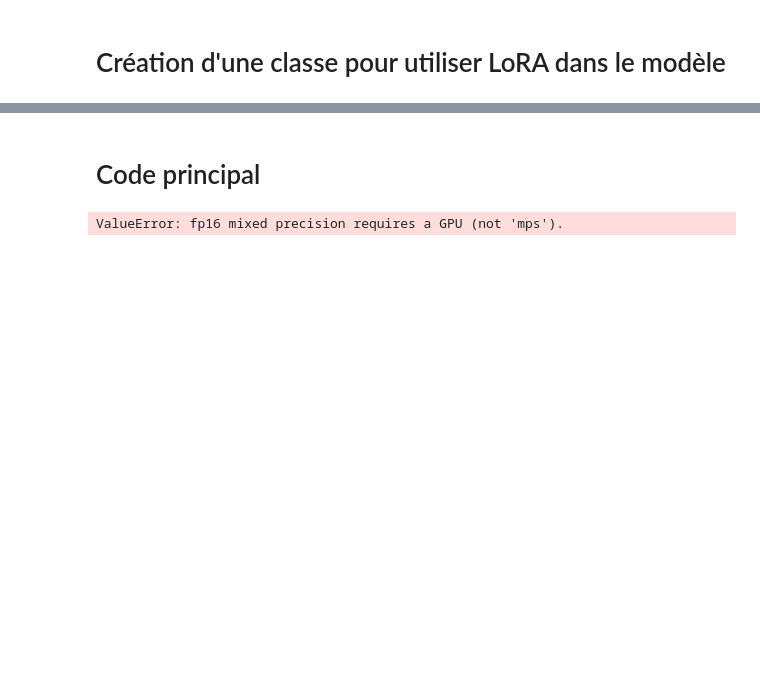
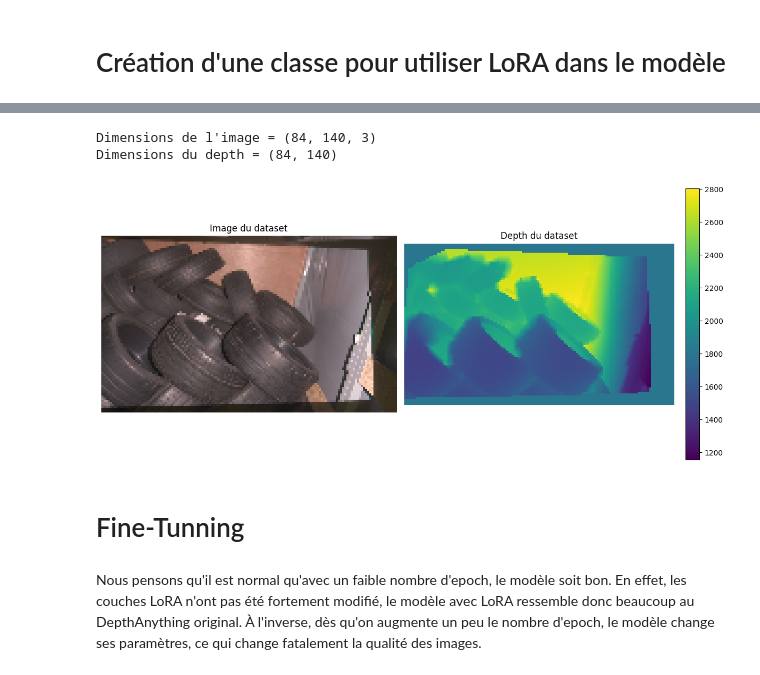
Before and after one commit to Arthurmgnr/LoRA-Fine-Tuning, a Jupyter notebook: loRA_depth_anything.ipynb, the cells around one changed output, grey strips where cells are left out. Drawn from its saved outputs; the diff is of its cells as text; code cells hidden in the pictures; blank space fills up the shorter version.

Commit message:
final fine tuning V1

```diff
--- a/loRA_depth_anything.ipynb
+++ b/loRA_depth_anything.ipynb
@@ -79,2 +161,17 @@ for name, module in model.named_modules():
+# %%
+def fill_nan_with_interpolation(depth):
+    # Créer une grille pour les coordonnées
+    x, y = np.meshgrid(np.arange(depth.shape[1]), np.arange(depth.shape[0]))
+    # Identifier les positions non-NaN
+    valid_mask = ~np.isnan(depth)
+    # Interpolation
+    depth_filled = griddata(
+        (x[valid_mask], y[valid_mask]),  # Coordonnées valides
+        depth[valid_mask],  # Valeurs valides
+        (x, y),  # Coordonnées complètes
+        method='linear',  # Méthode d'interpolation (linéaire ou autre)
+        fill_value=1800  # Valeur par défaut si interpolation impossible
+    )
+    return depth_filled
 # %%
 class DepthDataset(Dataset):
@@ -123,30 +243,30 @@ def compute_classification_metrics(p):
+# %%
+num_img = 0 # numéro de l'image qu'on veut visualiser
+
+plt.figure(figsize=(12, 6))
+
+img = train_dataset[num_img]["image"]
+plt.subplot(1, 2, 1)
+plt.imshow(img)
+plt.axis("off")
+plt.title("Image du dataset")
+print(f"Dimensions de l'image = {img.shape}")
+
+prof = train_dataset[num_img]["depth"]
+plt.subplot(1, 2, 2)
+plt.imshow(prof, cmap="viridis")
+plt.axis("off")
+plt.title("Depth du dataset")
+plt.colorbar(fraction=0.046, pad=0.04)
+print(f"Dimensions du depth = {prof.shape}")
+
+plt.tight_layout()
+plt.show()
+# %% [output]
+Dimensions de l'image = (84, 140, 3)
+Dimensions du depth = (84, 140)
+[figure, added]
 # %% [markdown]
-# Code principal
+# Fine-Tunning
-# %%
-img_dir = "C:/Users/yoyoc/Desktop/DATASET_DEVOIR/DATASET_DEVOIR/images"
-dpt_dir = "C:/Users/yoyoc/Desktop/DATASET_DEVOIR/DATASET_DEVOIR/depth"
-
-img_dir = "dataset/images"
-dpt_dir = "dataset/depth"
-
-train_dataset = DepthDataset(image_dir=img_dir, depth_dir=dpt_dir)
-
-data_collator = DepthDataCollator()
-device = "cuda" if torch.cuda.is_available() else "cpu"
-
-training_args = TrainingArguments(
-    fp16=True,
-    output_dir='outputs',
-    report_to=None
-)
-accelerator = Accelerator()
-trainer = accelerator.prepare(Trainer(
-    model=model.to(accelerator.device),
-    train_dataset=train_dataset,
-    args=training_args,
-    data_collator=data_collator,
-))
-
-trainer.train()
-# %% [output]
-ValueError: fp16 mixed precision requires a GPU (not 'mps').
+# %% [markdown]
+Nous pensons qu'il est normal qu'avec un faible nombre d'epoch, le modèle soit bon. En effet, les couches LoRA n'ont pas été fortement modifié, le modèle avec LoRA ressemble donc beaucoup au DepthAnything original. À l'inverse, dès qu'on augmente un peu le nombre d'epoch, le modèle change ses paramètres, ce qui change fatalement la qualité des images.
```
Also changed, not shown: parts of 35 cells of this notebook, 9 other files.
